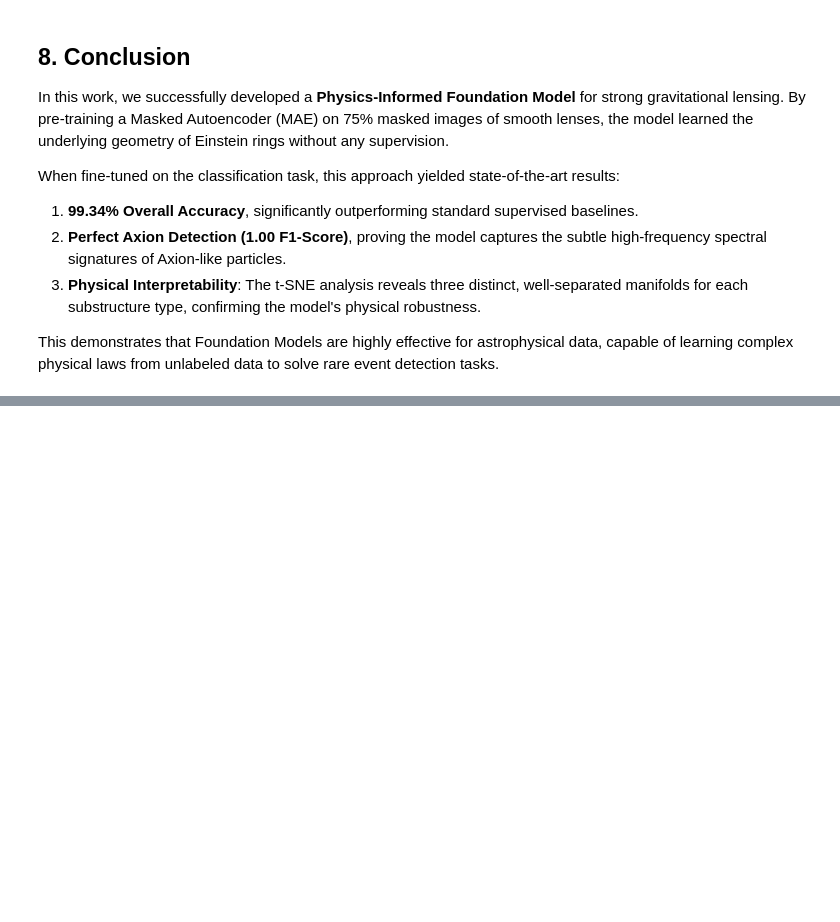
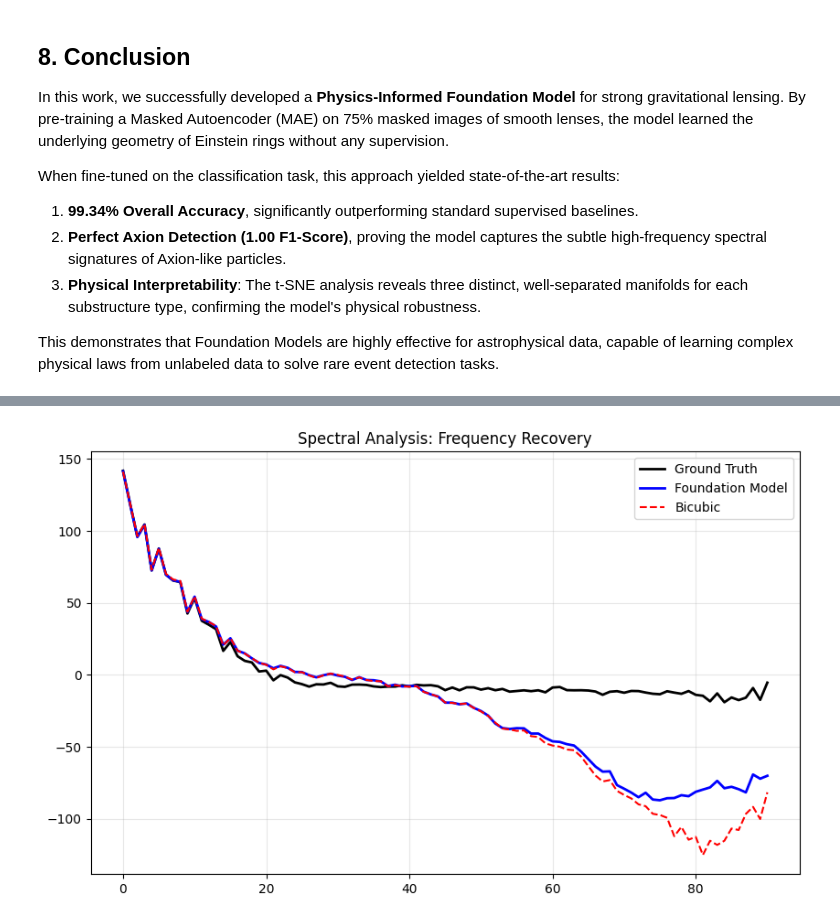
Before and after one commit to BryanBradfo/physics-guided-ml, a Jupyter notebook: notebooks/foundation-model.ipynb, the cells around one changed output, grey strips where cells are left out. Cells and saved outputs as stored; diff of their text form; code cells hidden in the pictures; blank space fills up the shorter version.

```diff
--- a/notebooks/foundation-model.ipynb
+++ b/notebooks/foundation-model.ipynb
@@ -582,0 +968,25 @@ This demonstrates that Foundation Models are highly effective for astrophysical
+# %%
+def plot_radial_power_spectrum(model, loader):
+    model.eval()
+    lr_t, hr_t = next(iter(loader))
+    lr_in = lr_t[0].unsqueeze(0).to(Config.DEVICE)
+    with torch.no_grad(): sr = model(lr_in).cpu().squeeze().numpy()
+
+    def get_radial_profile(img):
+        f = fftpack.fft2(img)
+        fshift = fftpack.fftshift(f)
+        magnitude = 20 * np.log(np.abs(fshift) + 1e-8)
+        center = np.array(img.shape) // 2
+        y, x = np.indices(img.shape)
+        r = np.sqrt((x - center[1])**2 + (y - center[0])**2).astype(int)
+        return np.bincount(r.ravel(), magnitude.ravel()) / (np.bincount(r.ravel()) + 1e-8)
+
+    plt.figure(figsize=(10, 6))
+    plt.plot(get_radial_profile(hr_t[0].squeeze().numpy()), 'k', linewidth=2, label='Ground Truth')
+    plt.plot(get_radial_profile(sr), 'b', linewidth=2, label='Foundation Model')
+    plt.plot(get_radial_profile(lr_t[0].squeeze().numpy()), 'r--', label='Bicubic')
+    plt.title("Spectral Analysis: Frequency Recovery"); plt.legend(); plt.grid(alpha=0.3); plt.show()
+
+plot_radial_power_spectrum(model, val_loader)
+# %% [output]
+[figure, added]
```
Also changed, not shown: parts of 32 cells of this notebook.
